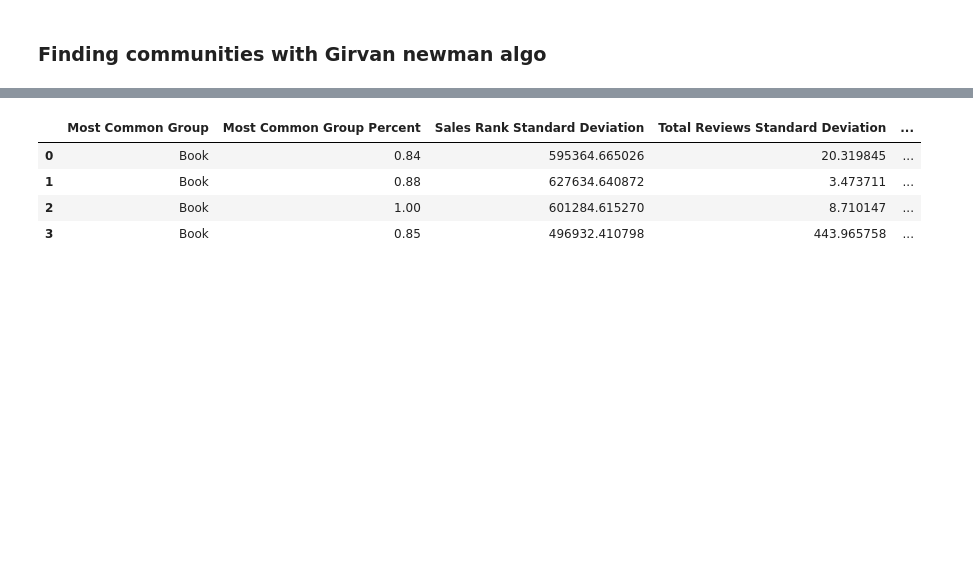
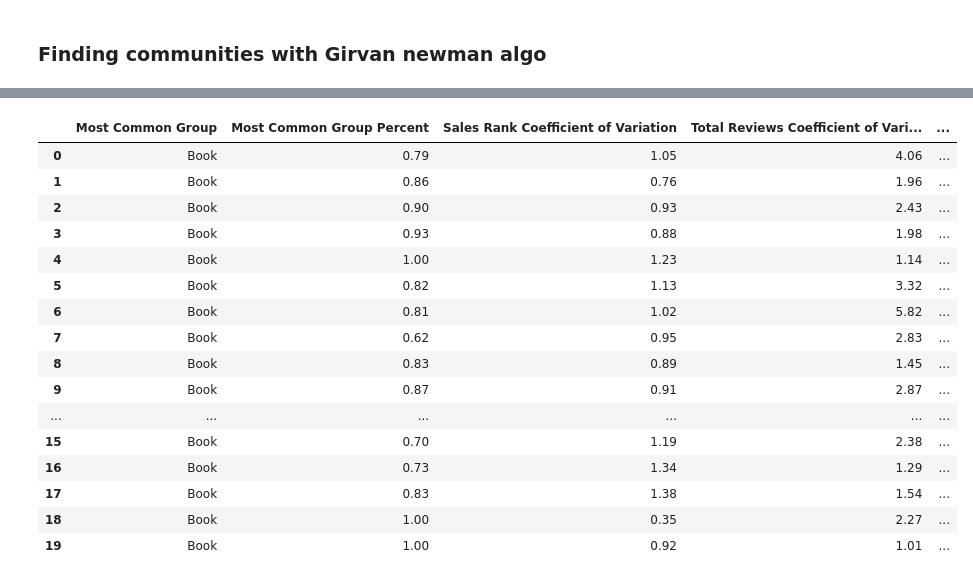
Before and after one commit to Wesam-Hashmeh/Amazon-Products-SNA, a Jupyter notebook: AmazonSNA.ipynb, the cells around one changed output, grey strips where cells are left out. Cells and saved outputs as stored; diff of their text form; code cells hidden in the pictures; blank space fills up the shorter version.

```diff
--- a/AmazonSNA.ipynb
+++ b/AmazonSNA.ipynb
@@ -14,7 +14,7 @@ import string
 file_path = 'Amazon0302.txt'
 
 
-df = pd.read_csv(file_path, sep='\t', skiprows=4, header=None, names=['Start_Node', 'End_Node'], nrows=500) # Remove nrows before submitting to run on all data
+df = pd.read_csv(file_path, sep='\t', skiprows=4, header=None, names=['Start_Node', 'End_Node'], nrows=1000) # Remove nrows before submitting to run on all data
 
 G = nx.DiGraph()
 
@@ -179,7 +179,7 @@ df
 
 import itertools
 
-k = 4
+k = 20
 comp = nx.community.girvan_newman(G)
 limited = itertools.takewhile(lambda c: len(c) <= k, comp)
 for communities in limited:
@@ -238,36 +264,48 @@ def analyze_community(group:list[str], common_categories_threshold):
     Common_Categories = {}
     for index, row in group_df.iterrows():
         cats = list(row['Categories'])
         for c in cats:
             if c in Common_Categories:
                 Common_Categories[c] += 1
             else:
                 Common_Categories[c] = 0
 
     for key, value in list(Common_Categories.items()):
         if value / len(group_df) <= common_categories_threshold:
             del Common_Categories[key]
         else:
             Common_Categories[key] = round(group_df['Categories'].apply(lambda x: key in list(x)).sum() / len(group_df),2)
 
     return {"Most Common Group": most_common_group,
             "Most Common Group Percent": most_common_group_percent,
             "Sales Rank Coefficient of Variation": salesrank_cv,
             "Total Reviews Coefficient of Variation": totalreviews_cv,
             "Average Rating Coefficient of Variation": avgrating_cv,
             "Common Categories": Common_Categories}
 
-temp = [analyze_community(c, 0.75) for c in coms]
+temp = [analyze_community(c, 0.5) for c in coms]
 community_analysis = pd.DataFrame(temp, columns=['Most Common Group',
                                            'Most Common Group Percent',
                                            'Sales Rank Coefficient of Variation',
                                            'Total Reviews Coefficient of Variation',
                                            'Average Rating Coefficient of Variation',
                                            'Common Categories'])
 community_analysis
 # %% [output]
-|  | Most Common Group | Most Common Group Percent | Sales Rank Standard Deviation | Total Reviews Standard Deviation | ... |
-| 0 | Book | 0.84 | 595364.665026 | 20.319845 | ... |
-| 1 | Book | 0.88 | 627634.640872 | 3.473711 | ... |
-| 2 | Book | 1.00 | 601284.615270 | 8.710147 | ... |
-| 3 | Book | 0.85 | 496932.410798 | 443.965758 | ... |
+|  | Most Common Group | Most Common Group Percent | Sales Rank Coefficient of Variation | Total Reviews Coefficient of Vari... | ... |
+| 0 | Book | 0.79 | 1.05 | 4.06 | ... |
+| 1 | Book | 0.86 | 0.76 | 1.96 | ... |
+| 2 | Book | 0.90 | 0.93 | 2.43 | ... |
+| 3 | Book | 0.93 | 0.88 | 1.98 | ... |
+| 4 | Book | 1.00 | 1.23 | 1.14 | ... |
+| 5 | Book | 0.82 | 1.13 | 3.32 | ... |
+| 6 | Book | 0.81 | 1.02 | 5.82 | ... |
+| 7 | Book | 0.62 | 0.95 | 2.83 | ... |
+| 8 | Book | 0.83 | 0.89 | 1.45 | ... |
+| 9 | Book | 0.87 | 0.91 | 2.87 | ... |
+| ... | ... | ... | ... | ... | ... |
+| 15 | Book | 0.70 | 1.19 | 2.38 | ... |
+| 16 | Book | 0.73 | 1.34 | 1.29 | ... |
+| 17 | Book | 0.83 | 1.38 | 1.54 | ... |
+| 18 | Book | 1.00 | 0.35 | 2.27 | ... |
+| 19 | Book | 1.00 | 0.92 | 1.01 | ... |
```
Also changed, not shown: parts of 5 cells of this notebook, 1 other file.
